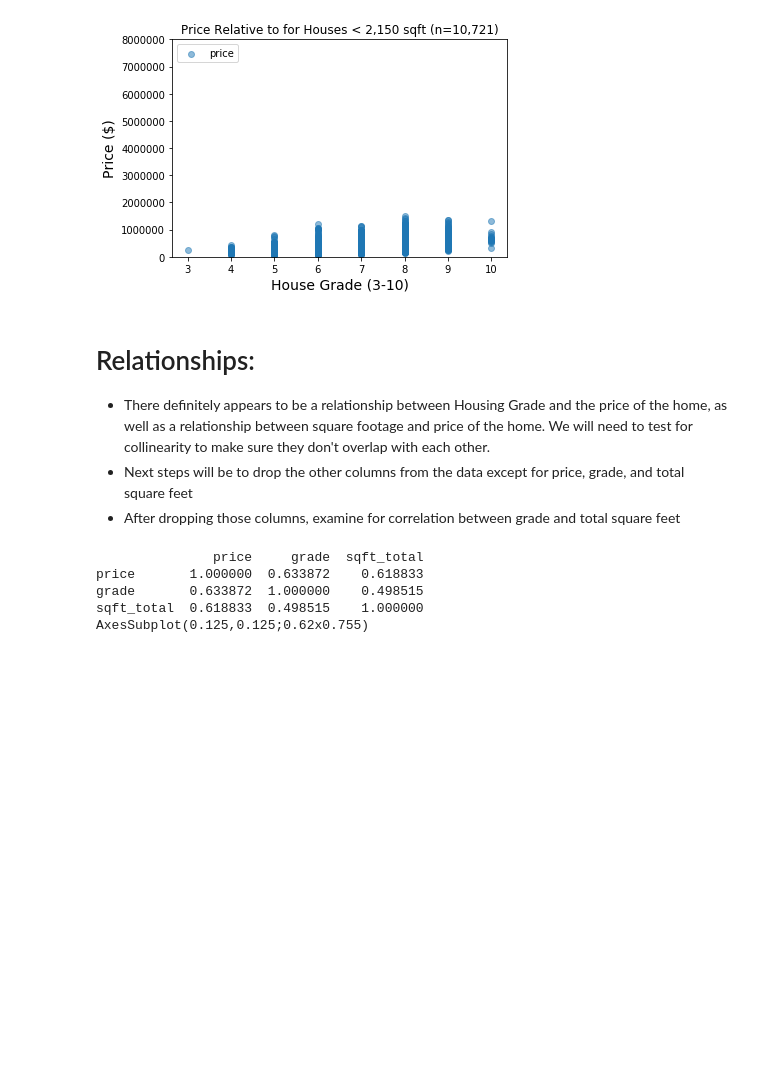
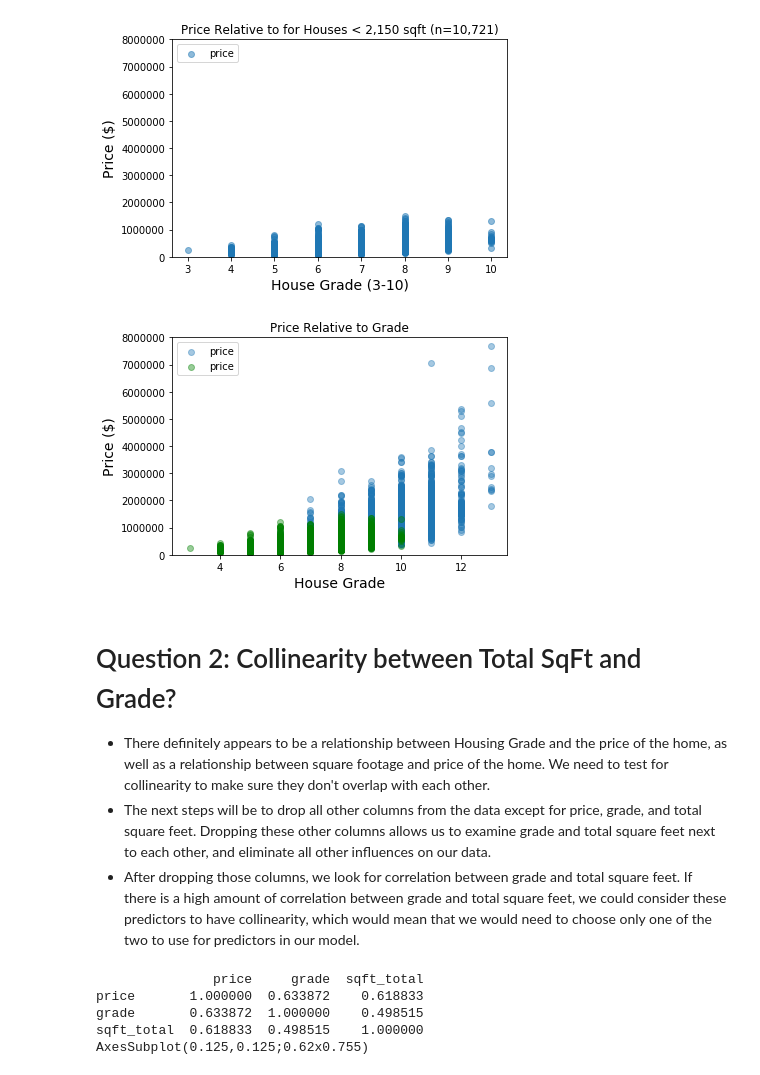
Before and after one commit to steeznation16/dsc-1-final-project-online-ds-ft-100118, a Jupyter notebook: student.ipynb, the cells around one changed output. Cells and saved outputs as stored; diff of their text form; code cells hidden in the pictures; blank space fills up the shorter version.

```diff
--- a/student.ipynb
+++ b/student.ipynb
@@ -334,11 +370,22 @@ plt.legend(loc=2)
 plt.show();
 # %% [output]
 [figure]
+# %%
+plt.scatter(over_2150.grade, over_2150.price, alpha=0.4)
+plt.scatter(below_2150.grade, below_2150.price, alpha=0.4, color='green')
+plt.title('Price Relative to Grade')
+plt.xlabel('House Grade', fontsize=14)
+plt.ylabel('Price ($)', fontsize=14)
+plt.ylim(0,8000000)
+plt.legend(loc=2)
+plt.show();
+# %% [output]
+[figure, added]
 # %% [markdown]
-# Relationships:
-- There definitely appears to be a relationship between Housing Grade and the price of the home, as well as a relationship between square footage and price of the home.  We will need to test for collinearity to make sure they don't overlap with each other.
-- Next steps will be to drop the other columns from the data except for price, grade, and total square feet
-- After dropping those columns, examine for correlation between grade and total square feet
+# Question 2: Collinearity between Total SqFt and Grade?
+- There definitely appears to be a relationship between Housing Grade and the price of the home, as well as a relationship between square footage and price of the home.  We need to test for collinearity to make sure they don't overlap with each other.
+- The next steps will be to drop all other columns from the data except for price, grade, and total square feet.  Dropping these other columns allows us to examine grade and total square feet next to each other, and eliminate all other influences on our data.
+- After dropping those columns, we look for correlation between grade and total square feet.  If there is a high amount of correlation between grade and total square feet, we could consider these predictors to have collinearity, which would mean that we would need to choose only one of the two to use for predictors in our model.
 # %%
 # Create new df for analysis and drop all columns from new df except for price, grade, sqft_total
 over_2150a = over_2150.drop(columns=['id', 'sqft_living', 'sqft_lot', 'floors', 'waterfront', 'view',
```
Also changed, not shown: parts of 46 cells of this notebook, 2 other files.
